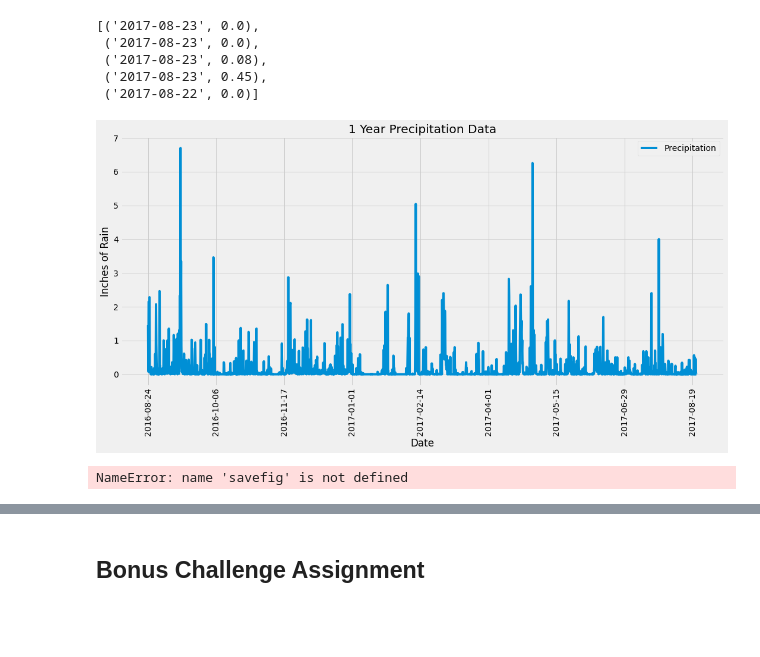
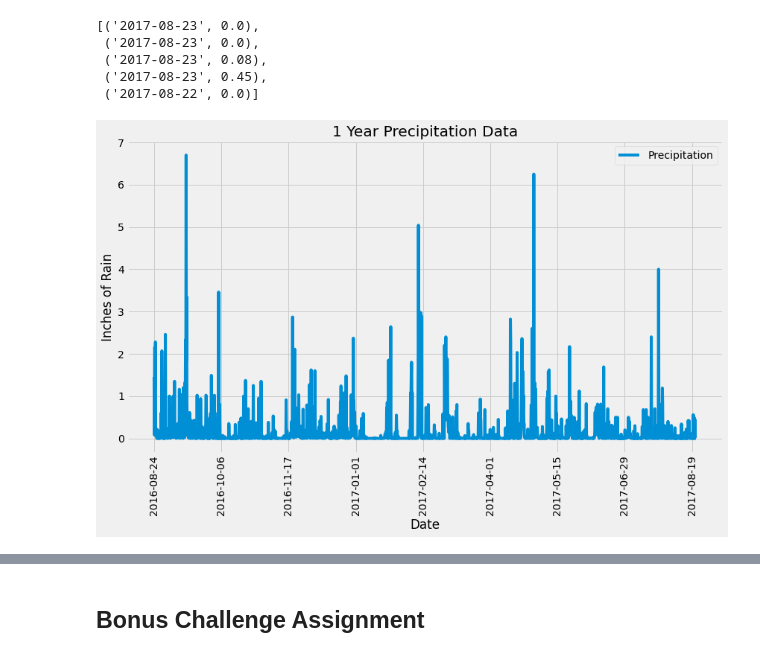
Before and after one commit to jaysueno/sqlalchemy-challenge, a Jupyter notebook: climate_starter.ipynb, the cells around one changed output, grey strips where cells are left out. Cells and saved outputs as stored; diff of their text form; code cells hidden in the pictures; blank space fills up the shorter version.

Commit message:
finished the plot pngs

```diff
--- a/climate_starter.ipynb
+++ b/climate_starter.ipynb
@@ -127,14 +127,13 @@ data_prcp[:5]
  ('2017-08-22', 0.0)]
 # %%
 # Use Pandas Plotting with Matplotlib to plot the data
-df.plot(y='Precipitation', title='1 Year Precipitation Data', rot = 90, figsize=(15,8))
+df.plot(y='Precipitation', title='1 Year Precipitation Data', rot = 90, figsize=(12,8))
 plt.ylabel('Inches of Rain')
 plt.tight_layout()
-plt.show()
-savefig('barplot_precipitation.png')
+# plt.show()
+plt.savefig('barplot_precipitation')
 # %% [output]
-[figure, old version]
+[figure, new version]
-NameError: name 'savefig' is not defined
 # %%
 # Use Pandas to calcualte the summary statistics for the precipitation data
 df.describe()
```
Also changed, not shown: parts of 11 cells of this notebook, 1 other file.
